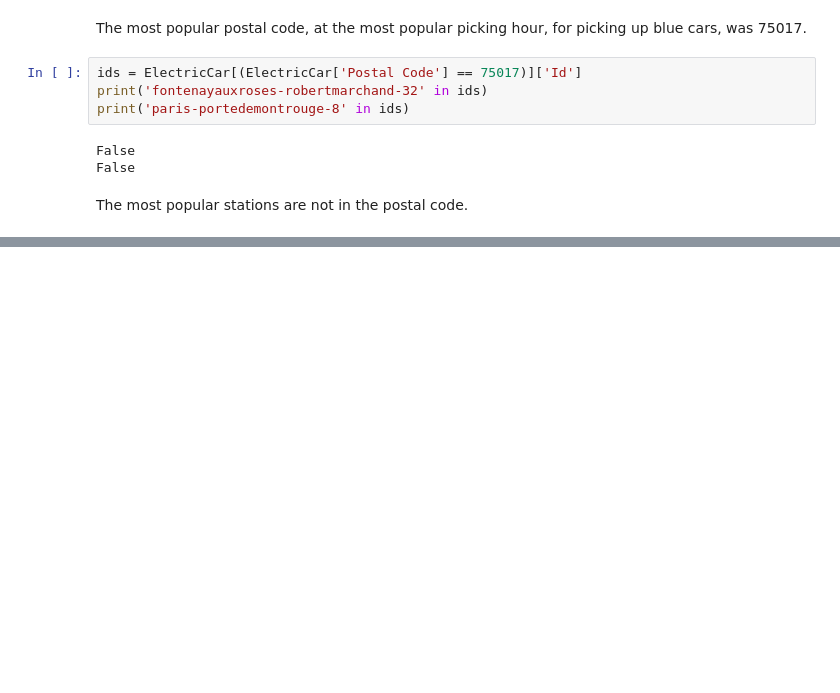
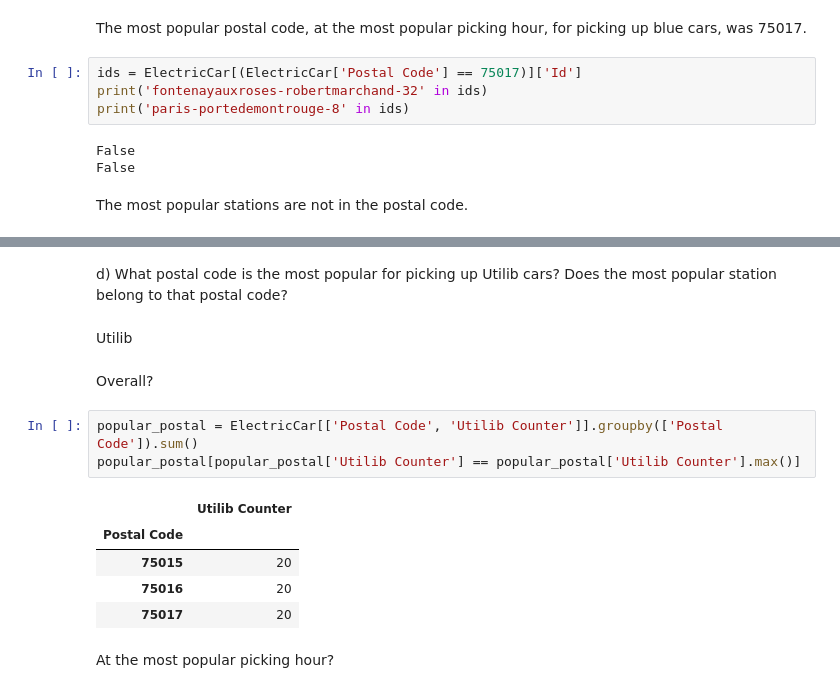
Before and after one commit to deborahmasibo/moringa_prep_week_4_ip, a Jupyter notebook: electric_vehicles_sharing_service.ipynb, the cells around one changed output, grey strips where cells are left out. Drawn from its saved outputs; the diff is of its cells as text; blank space fills up the shorter version.

```diff
--- a/electric_vehicles_sharing_service.ipynb
+++ b/electric_vehicles_sharing_service.ipynb
@@ -411,0 +491,17 @@ The most popular stations are not in the postal code.
+# %% [markdown]
+d) What postal code is the most popular for picking up Utilib cars? Does the most popular station belong to that postal code?
+# %% [markdown]
+Utilib
+# %% [markdown]
+Overall?
+# %%
+popular_postal = ElectricCar[['Postal Code', 'Utilib Counter']].groupby(['Postal Code']).sum()
+popular_postal[popular_postal['Utilib Counter'] == popular_postal['Utilib Counter'].max()]
+# %% [output]
+|  | Utilib Counter |
+| Postal Code |  |
+| 75015 | 20 |
+| 75016 | 20 |
+| 75017 | 20 |
+# %% [markdown]
+At the most popular picking hour?
```
Also changed, not shown: parts of 32 cells of this notebook.
